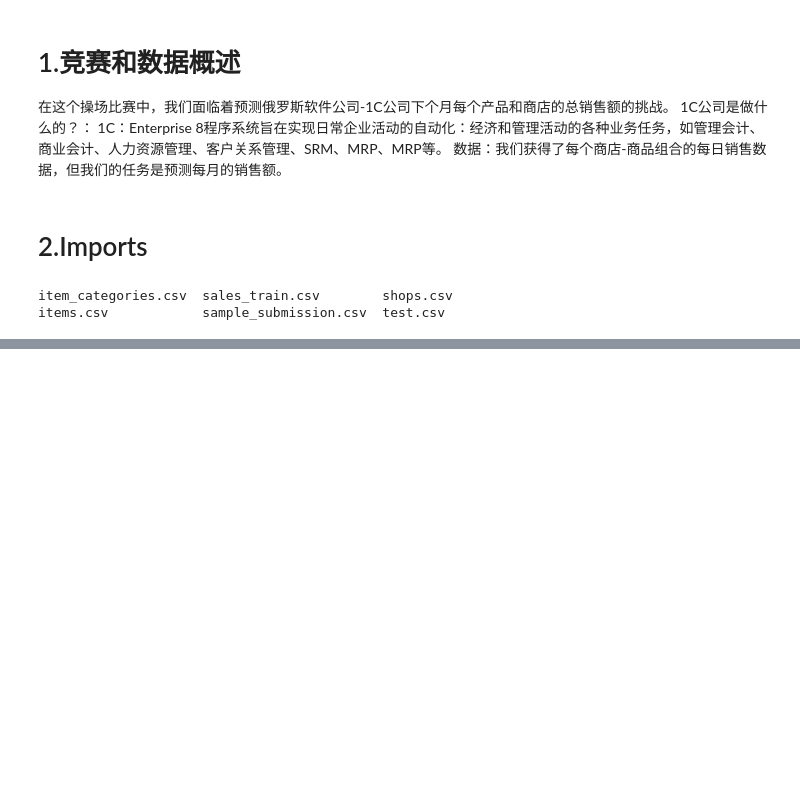
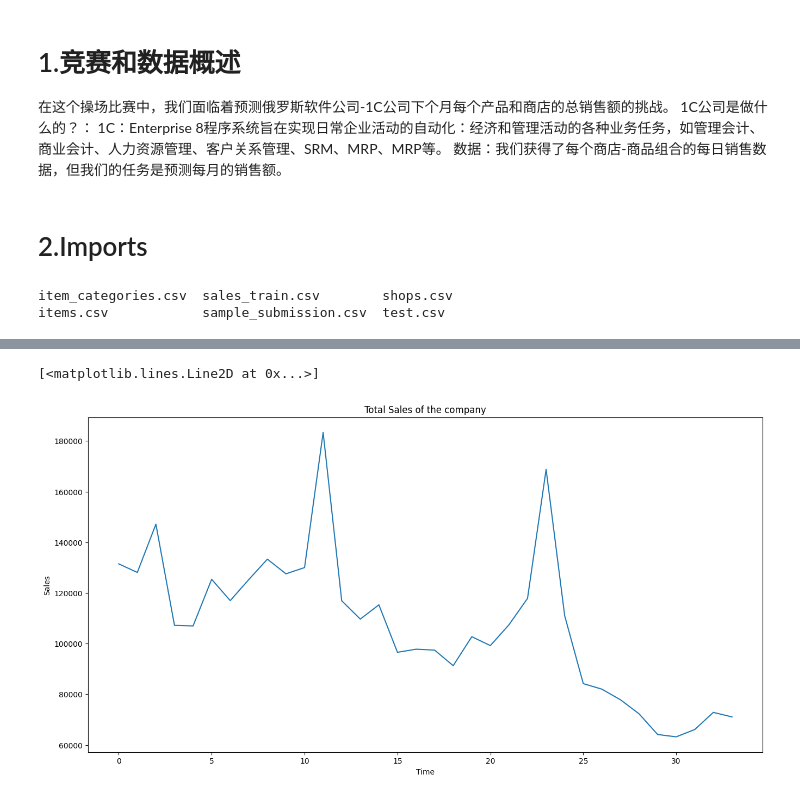
Before and after one commit to LHY-UESTC/Data-Mining, a Jupyter notebook: Predict Future Sales/Predict-Future-Sales.ipynb, the cells around one changed output, grey strips where cells are left out. Drawn from its saved outputs; the diff is of its cells as text; code cells hidden in the pictures; blank space fills up the shorter version.

```diff
--- a/Predict Future Sales/Predict-Future-Sales.ipynb
+++ b/Predict Future Sales/Predict-Future-Sales.ipynb
@@ -39,0 +53,5 @@ warnings.filterwarnings("ignore")
+# %%
+#formatting the date column correctly
+sales.date=sales.date.apply(lambda x:datetime.datetime.strptime(x, '%d.%m.%Y'))
+# check
+print(sales.info())
@@ -39,0 +131,11 @@ warnings.filterwarnings("ignore")
+# %%
+ts=sales.groupby(["date_block_num"])["item_cnt_day"].sum()
+ts.astype('float')
+plt.figure(figsize=(16,8))
+plt.title('Total Sales of the company')
+plt.xlabel('Time')
+plt.ylabel('Sales')
+plt.plot(ts)
+# %% [output]
+[<matplotlib.lines.Line2D at 0x...>]
+[figure, added]
```
Also changed, not shown: parts of 9 cells of this notebook.
